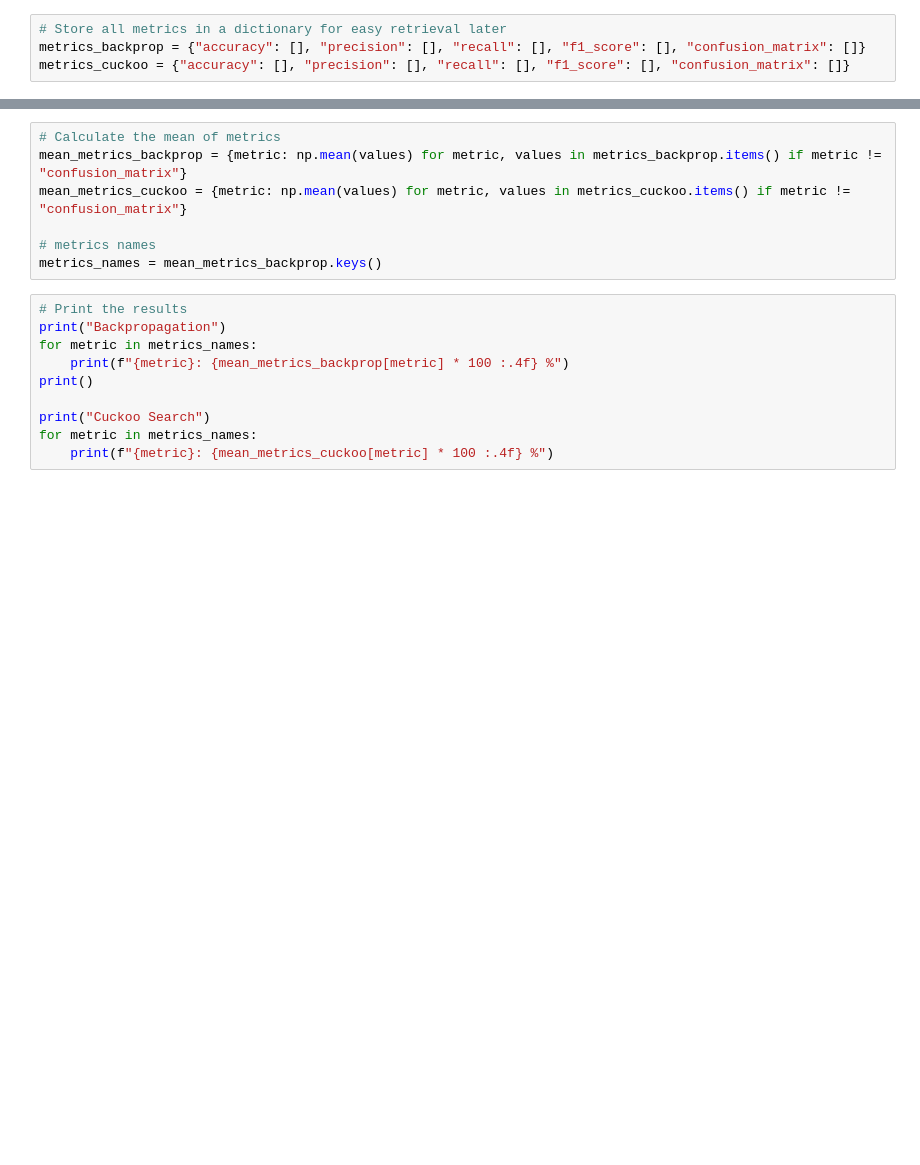
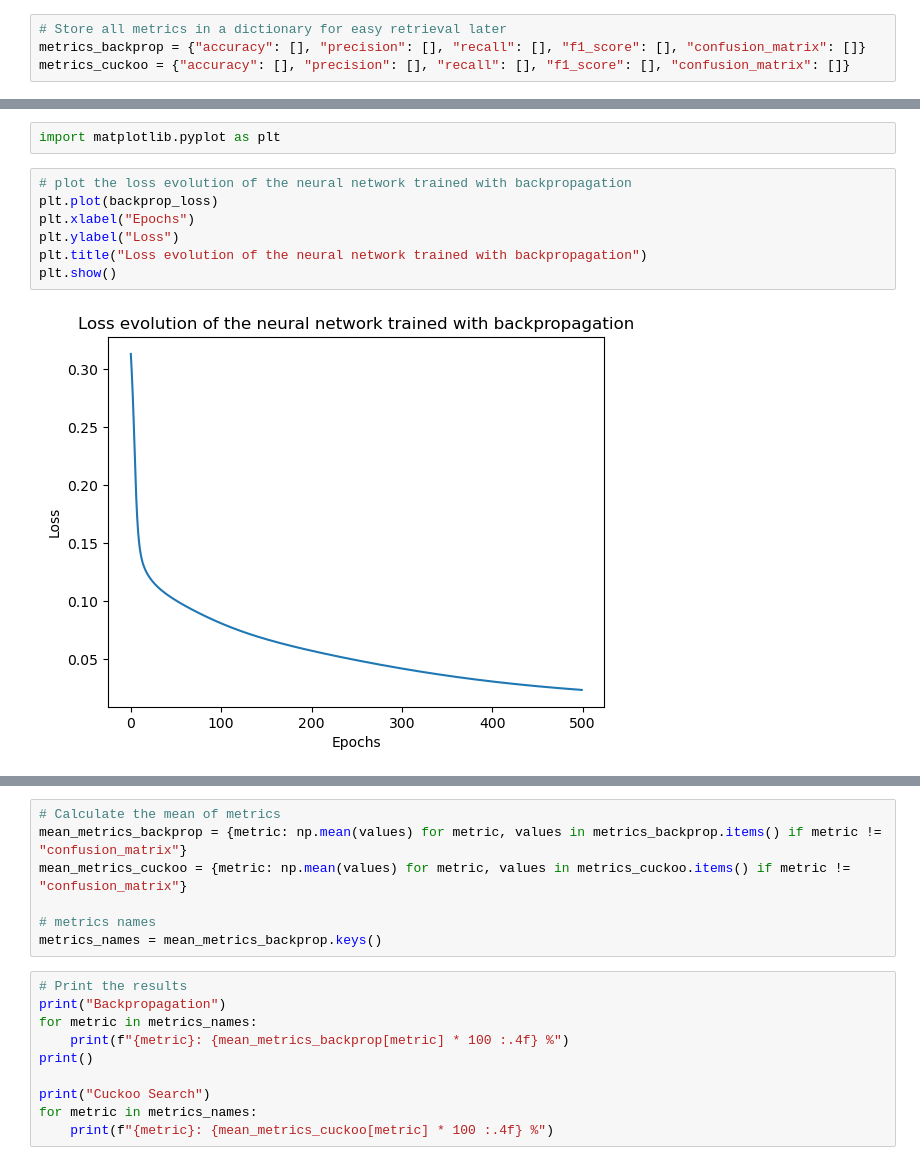
Before and after one commit to Bratet/Optimizing-Neural-Network-With-Cuckoo-Search-Algorithm, a Jupyter notebook: src/main.ipynb, the cells around one changed output, grey strips where cells are left out. Drawn from its saved outputs; the diff is of its cells as text; blank space fills up the shorter version.

```diff
--- a/src/main.ipynb
+++ b/src/main.ipynb
@@ -76,0 +104,11 @@ for train_index, test_index in kf.split(X):
+# %%
+import matplotlib.pyplot as plt
+# %%
+# plot the loss evolution of the neural network trained with backpropagation
+plt.plot(backprop_loss)
+plt.xlabel("Epochs")
+plt.ylabel("Loss")
+plt.title("Loss evolution of the neural network trained with backpropagation")
+plt.show()
+# %% [output]
+[figure, added]
```
Also changed, not shown: parts of 10 cells of this notebook.
